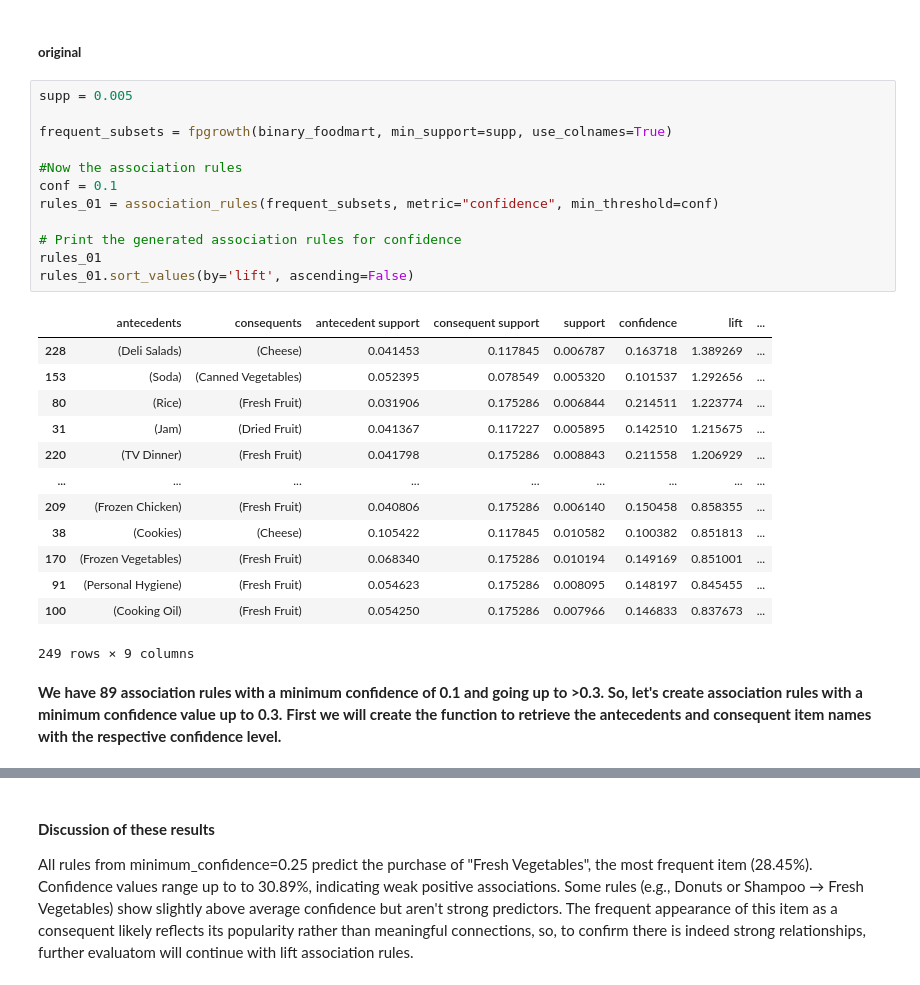
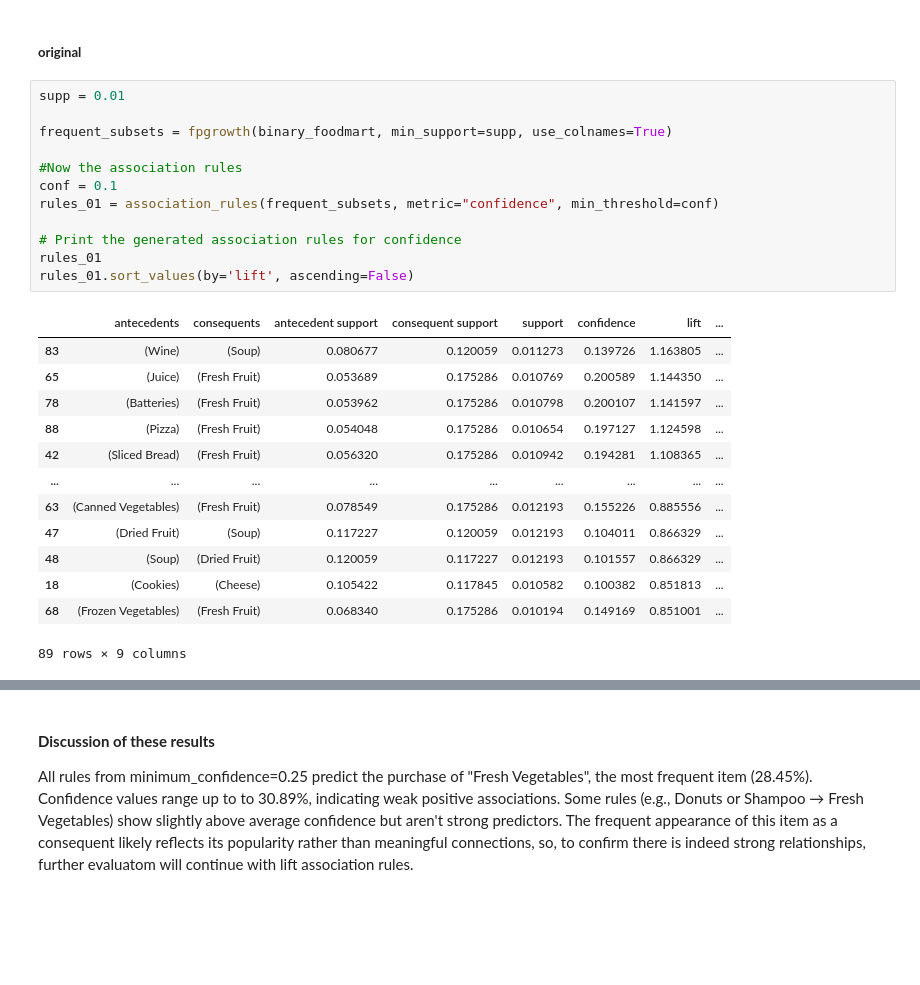
Before and after one commit to ijustsnapped/DataMine_PI, a Jupyter notebook: PD_202425_Project1/PD_202425_Project.ipynb, the cells around one changed output, grey strips where cells are left out. Cells and saved outputs as stored; diff of their text form; blank space fills up the shorter version.

Commit message:
confidence

```diff
--- a/PD_202425_Project1/PD_202425_Project.ipynb
+++ b/PD_202425_Project1/PD_202425_Project.ipynb
@@ -1007,31 +1096,28 @@ max_items
 # %% [markdown]
 ##### **original**
 # %%
-supp = 0.005
+supp = 0.01
 
 frequent_subsets = fpgrowth(binary_foodmart, min_support=supp, use_colnames=True)
 
 #Now the association rules
 conf = 0.1
 rules_01 = association_rules(frequent_subsets, metric="confidence", min_threshold=conf)
 
 # Print the generated association rules for confidence
 rules_01
 rules_01.sort_values(by='lift', ascending=False)
 # %% [output]
 |  | antecedents | consequents | antecedent support | consequent support | support | confidence | lift | ... |
-| 228 | (Deli Salads) | (Cheese) | 0.041453 | 0.117845 | 0.006787 | 0.163718 | 1.389269 | ... |
-| 153 | (Soda) | (Canned Vegetables) | 0.052395 | 0.078549 | 0.005320 | 0.101537 | 1.292656 | ... |
-| 80 | (Rice) | (Fresh Fruit) | 0.031906 | 0.175286 | 0.006844 | 0.214511 | 1.223774 | ... |
-| 31 | (Jam) | (Dried Fruit) | 0.041367 | 0.117227 | 0.005895 | 0.142510 | 1.215675 | ... |
-| 220 | (TV Dinner) | (Fresh Fruit) | 0.041798 | 0.175286 | 0.008843 | 0.211558 | 1.206929 | ... |
+| 83 | (Wine) | (Soup) | 0.080677 | 0.120059 | 0.011273 | 0.139726 | 1.163805 | ... |
+| 65 | (Juice) | (Fresh Fruit) | 0.053689 | 0.175286 | 0.010769 | 0.200589 | 1.144350 | ... |
+| 78 | (Batteries) | (Fresh Fruit) | 0.053962 | 0.175286 | 0.010798 | 0.200107 | 1.141597 | ... |
+| 88 | (Pizza) | (Fresh Fruit) | 0.054048 | 0.175286 | 0.010654 | 0.197127 | 1.124598 | ... |
+| 42 | (Sliced Bread) | (Fresh Fruit) | 0.056320 | 0.175286 | 0.010942 | 0.194281 | 1.108365 | ... |
 | ... | ... | ... | ... | ... | ... | ... | ... | ... |
-| 209 | (Frozen Chicken) | (Fresh Fruit) | 0.040806 | 0.175286 | 0.006140 | 0.150458 | 0.858355 | ... |
-| 38 | (Cookies) | (Cheese) | 0.105422 | 0.117845 | 0.010582 | 0.100382 | 0.851813 | ... |
-| 170 | (Frozen Vegetables) | (Fresh Fruit) | 0.068340 | 0.175286 | 0.010194 | 0.149169 | 0.851001 | ... |
-| 91 | (Personal Hygiene) | (Fresh Fruit) | 0.054623 | 0.175286 | 0.008095 | 0.148197 | 0.845455 | ... |
-| 100 | (Cooking Oil) | (Fresh Fruit) | 0.054250 | 0.175286 | 0.007966 | 0.146833 | 0.837673 | ... |
+| 63 | (Canned Vegetables) | (Fresh Fruit) | 0.078549 | 0.175286 | 0.012193 | 0.155226 | 0.885556 | ... |
+| 47 | (Dried Fruit) | (Soup) | 0.117227 | 0.120059 | 0.012193 | 0.104011 | 0.866329 | ... |
+| 48 | (Soup) | (Dried Fruit) | 0.120059 | 0.117227 | 0.012193 | 0.101557 | 0.866329 | ... |
+| 18 | (Cookies) | (Cheese) | 0.105422 | 0.117845 | 0.010582 | 0.100382 | 0.851813 | ... |
+| 68 | (Frozen Vegetables) | (Fresh Fruit) | 0.068340 | 0.175286 | 0.010194 | 0.149169 | 0.851001 | ... |
-249 rows × 9 columns
+89 rows × 9 columns
-# %% [markdown]
-**We have 89 association rules with a minimum confidence of 0.1 and going up to >0.3. So, let's create association rules with a minimum confidence value up to 0.3.**
-**First we will create the function to retrieve the antecedents and consequent item names with the respective confidence level.**
```
Also changed, not shown: parts of 21 cells of this notebook.
